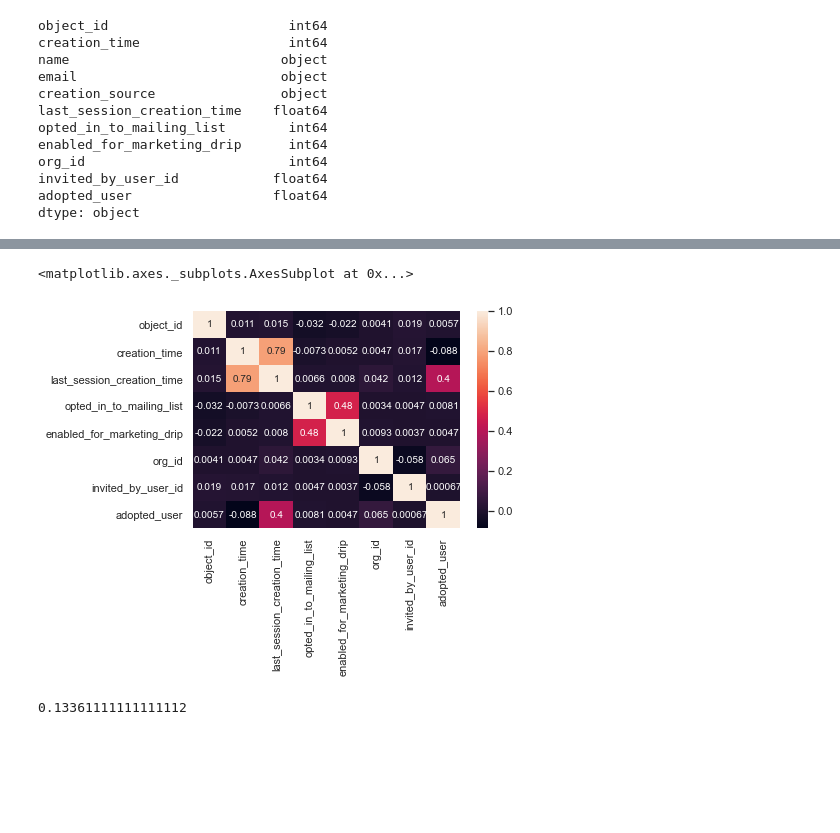
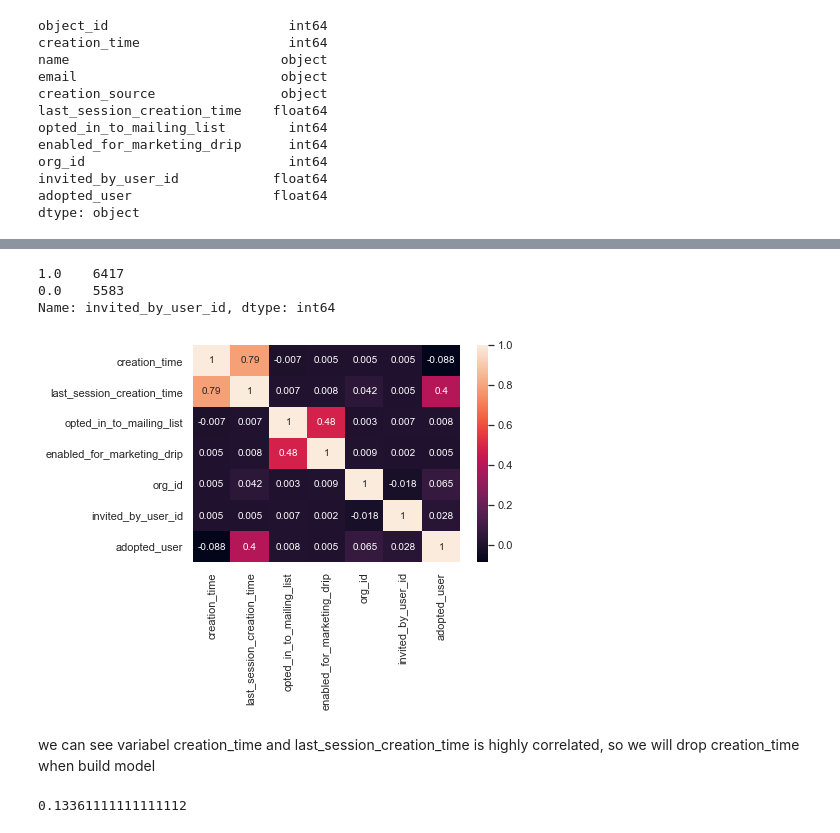
Before and after one commit to yoyo6022/Springboard-hands-on-project, a Jupyter notebook: relax_challenge/Relax_takehomechallenge.ipynb, the cells around one changed output, grey strips where cells are left out. Cells and saved outputs as stored; diff of their text form; code cells hidden in the pictures; blank space fills up the shorter version.

```diff
--- a/relax_challenge/Relax_takehomechallenge.ipynb
+++ b/relax_challenge/Relax_takehomechallenge.ipynb
@@ -144,2 +172,0 @@ dtype: int64
-# %%
-final_df = final_df.drop(['email', 'name'],axis=1)
@@ -146,10 +189,26 @@ final_df = final_df.drop(['email', 'name'],axis=1)
+# %%
+final_df.invited_by_user_id.fillna(0, inplace=True)
+# %%
+final_df.invited_by_user_id = final_df.invited_by_user_id.apply(lambda x: 1 if x != 0
+                                                               else x)
+# %%
+final_df.invited_by_user_id.value_counts()
+# %% [output]
+1.0    6417
+0.0    5583
+Name: invited_by_user_id, dtype: int64
+# %%
+# we will not use variable email and name for model building
+final_df = final_df.drop(['object_id', 'email', 'name'],axis=1)
 # %%
 final_df.adopted_user.fillna(0, inplace=True)
 # %%
-sns.heatmap(final_df.corr(), annot=True)
+sns.heatmap(round(final_df.corr(),3), annot=True)
+plt.show()
 # %% [output]
-<matplotlib.axes._subplots.AxesSubplot at 0x...>
-[figure, old version]
+[figure, new version]
+# %% [markdown]
+we can see variabel creation_time and last_session_creation_time is highly correlated, so we will drop creation_time when build model
 # %%
 from sklearn.model_selection import train_test_split
 # %%
```
Also changed, not shown: parts of 36 cells of this notebook.
